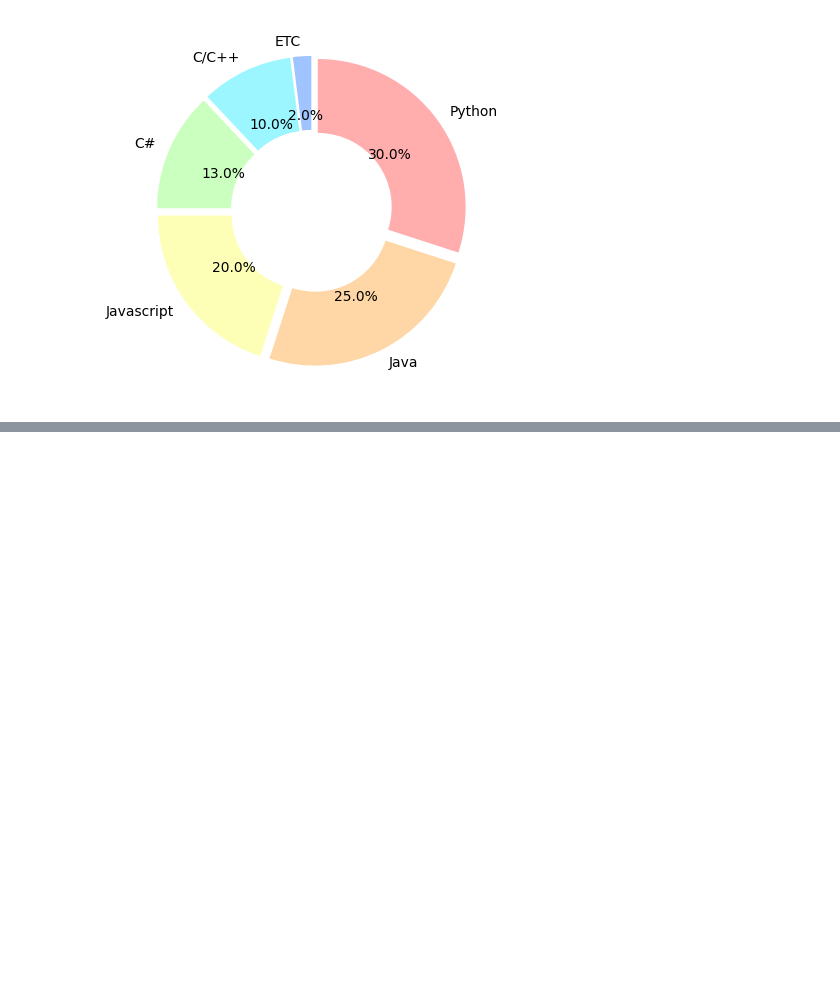
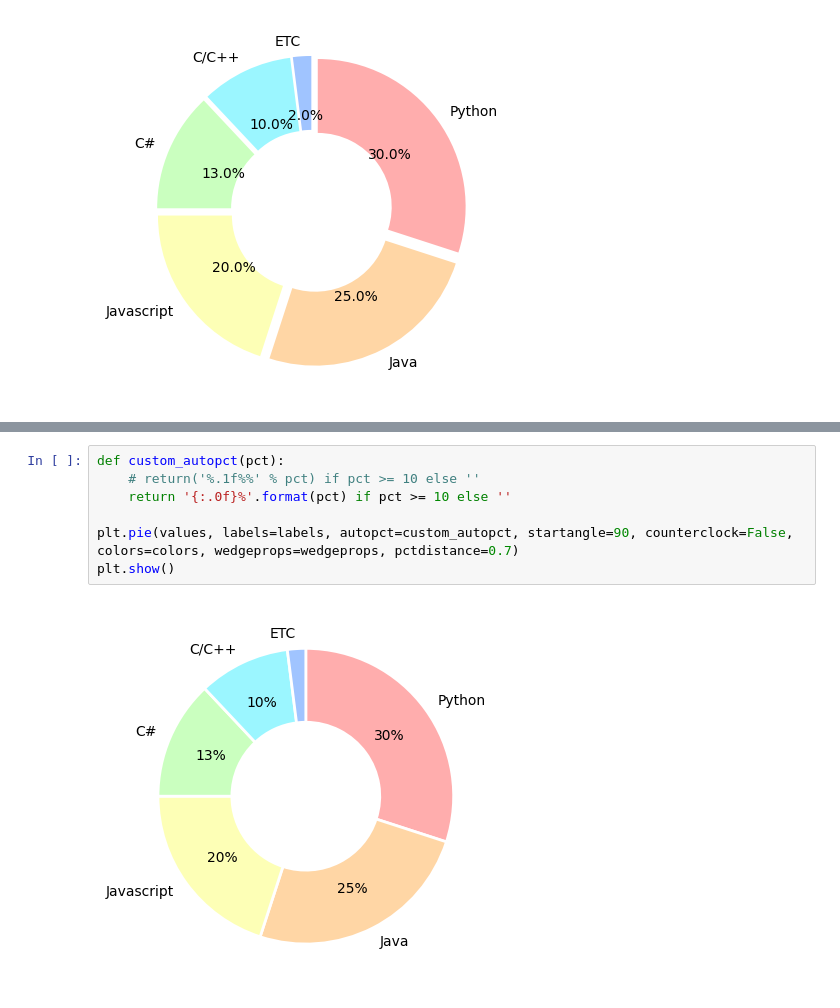
Before and after one commit to Yum02/Learning_Bigdata, a Jupyter notebook: Bigdata_learning/Matplotilb/13.Circle_graph.ipynb, the cells around one changed output, grey strips where cells are left out. Cells and saved outputs as stored; diff of their text form; blank space fills up the shorter version.

```diff
--- a/Bigdata_learning/Matplotilb/13.Circle_graph.ipynb
+++ b/Bigdata_learning/Matplotilb/13.Circle_graph.ipynb
@@ -51,0 +58,9 @@ plt.show()
+# %%
+def custom_autopct(pct):
+    # return('%.1f%%' % pct) if pct >= 10 else ''
+    return '{:.0f}%'.format(pct) if pct >= 10 else ''
+
+plt.pie(values, labels=labels, autopct=custom_autopct, startangle=90, counterclock=False, colors=colors, wedgeprops=wedgeprops, pctdistance=0.7)
+plt.show()
+# %% [output]
+[figure, added]
```
Also changed, not shown: parts of 5 cells of this notebook.
